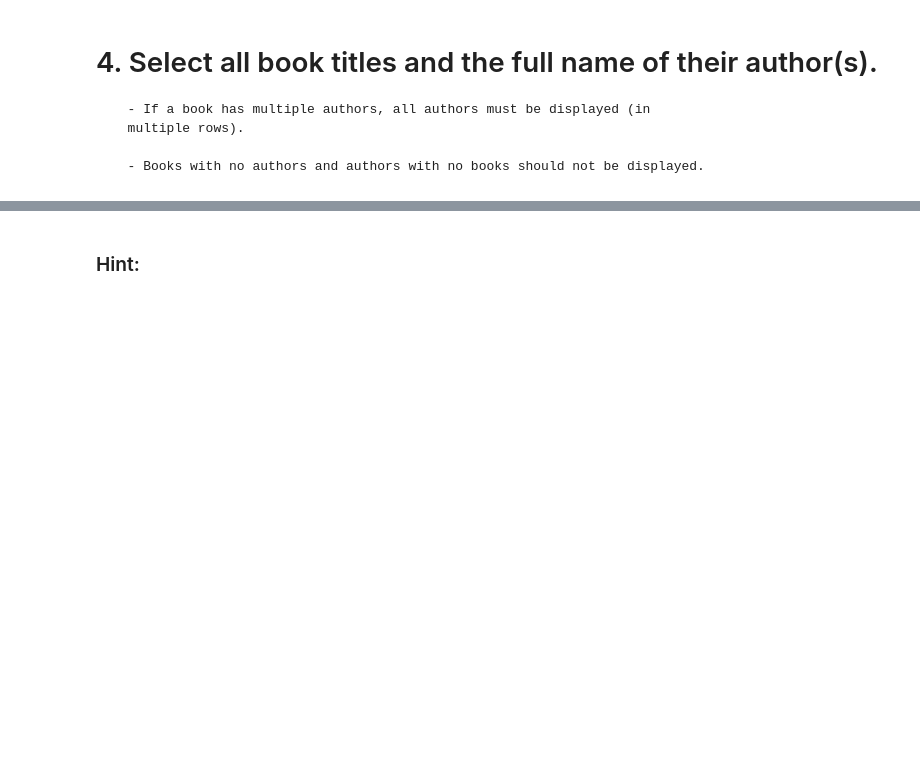
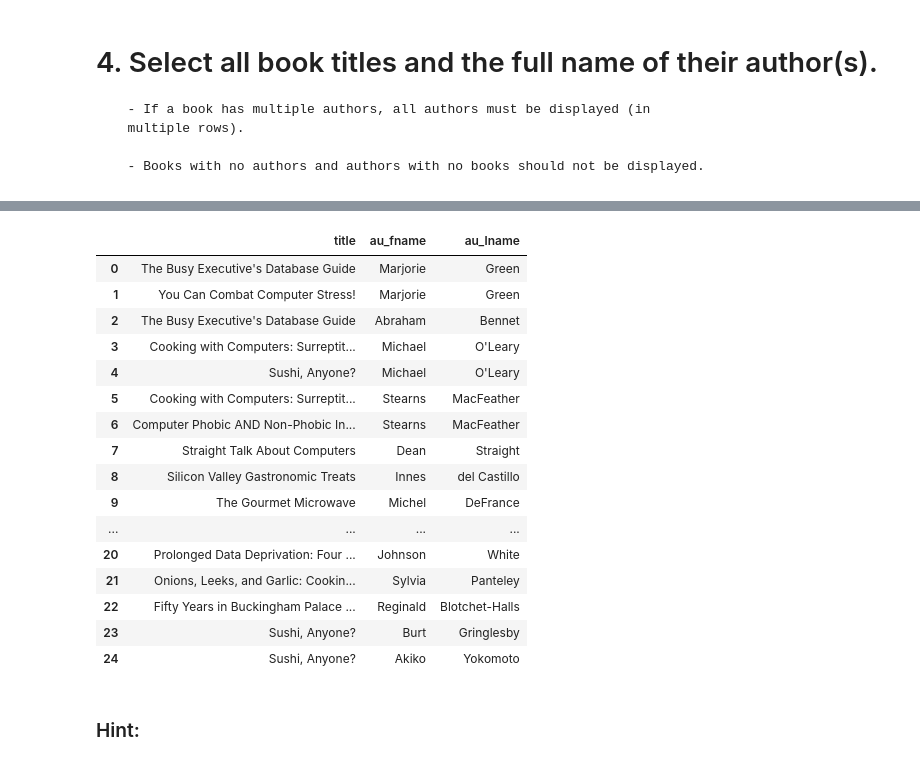
Before and after one commit to PhoenixCC0722/JoinTheGame_Magist, a Jupyter notebook: 11_bonus_challenges__sql_to_pd.ipynb, the cells around one changed output, grey strips where cells are left out. Drawn from its saved outputs; the diff is of its cells as text; code cells hidden in the pictures; blank space fills up the shorter version.

```diff
--- a/11_bonus_challenges__sql_to_pd.ipynb
+++ b/11_bonus_challenges__sql_to_pd.ipynb
@@ -138,3 +176,30 @@ df_t.head()
+# %%
+# Filter out books with no authors and authors with no books
+filtered_data = Result2.dropna(subset=['au_id'])
+
+# Display all authors for books with multiple authors in separate rows
+result = filtered_data[['title', 'au_fname', 'au_lname']]
+
+# Display the result with all authors for books with multiple authors in separate rows
+result
+# %% [output]
+|  | title | au_fname | au_lname |
+| 0 | The Busy Executive's Database Guide | Marjorie | Green |
+| 1 | You Can Combat Computer Stress! | Marjorie | Green |
+| 2 | The Busy Executive's Database Guide | Abraham | Bennet |
+| 3 | Cooking with Computers: Surreptit... | Michael | O'Leary |
+| 4 | Sushi, Anyone? | Michael | O'Leary |
+| 5 | Cooking with Computers: Surreptit... | Stearns | MacFeather |
+| 6 | Computer Phobic AND Non-Phobic In... | Stearns | MacFeather |
+| 7 | Straight Talk About Computers | Dean | Straight |
+| 8 | Silicon Valley Gastronomic Treats | Innes | del Castillo |
+| 9 | The Gourmet Microwave | Michel | DeFrance |
+| ... | ... | ... | ... |
+| 20 | Prolonged Data Deprivation: Four ... | Johnson | White |
+| 21 | Onions, Leeks, and Garlic: Cookin... | Sylvia | Panteley |
+| 22 | Fifty Years in Buckingham Palace ... | Reginald | Blotchet-Halls |
+| 23 | Sushi, Anyone? | Burt | Gringlesby |
+| 24 | Sushi, Anyone? | Akiko | Yokomoto |
 # %% [markdown]
 ### Hint:
 # %% [markdown]
```
Also changed, not shown: parts of 3 cells of this notebook.
